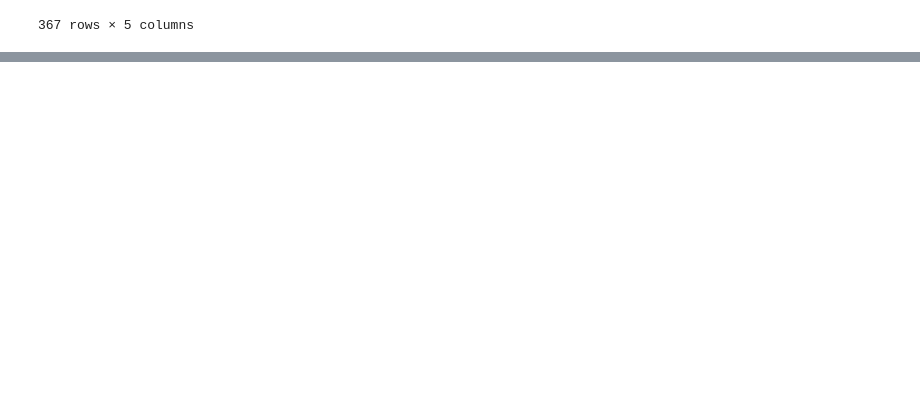
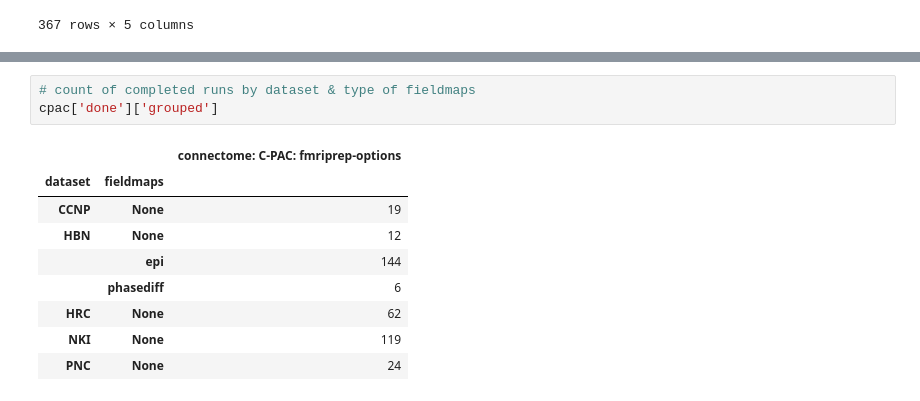
Before and after one commit to shnizzedy/pickle-RBC-exemplars, a Jupyter notebook: pickle_table.ipynb, the cells around one changed output, grey strips where cells are left out. Cells and saved outputs as stored; diff of their text form; blank space fills up the shorter version.

```diff
--- a/pickle_table.ipynb
+++ b/pickle_table.ipynb
@@ -288,0 +330,13 @@ df[(df['connectome: fMRIPrep'] != '') & (df['connectome: C-PAC: fmriprep-options
+# %%
+# count of completed runs by dataset & type of fieldmaps
+cpac['done']['grouped']
+# %% [output]
+|  |  | connectome: C-PAC: fmriprep-options |
+| dataset | fieldmaps |  |
+| CCNP | None | 19 |
+| HBN | None | 12 |
+|  | epi | 144 |
+|  | phasediff | 6 |
+| HRC | None | 62 |
+| NKI | None | 119 |
+| PNC | None | 24 |
```
Also changed, not shown: parts of 5 cells of this notebook.
